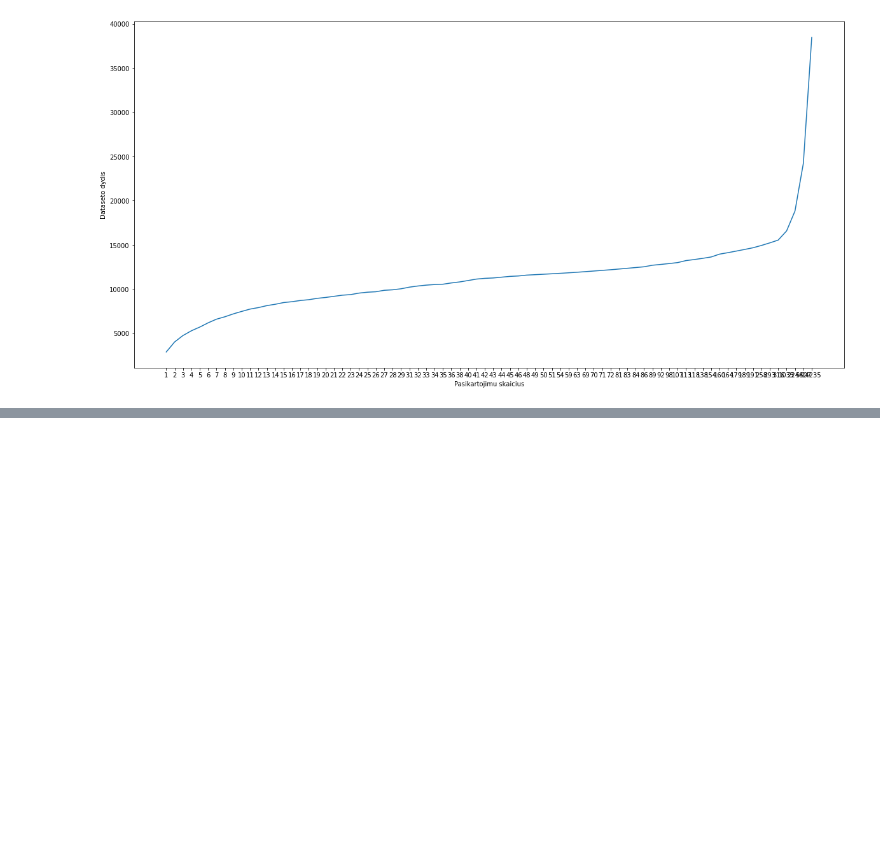
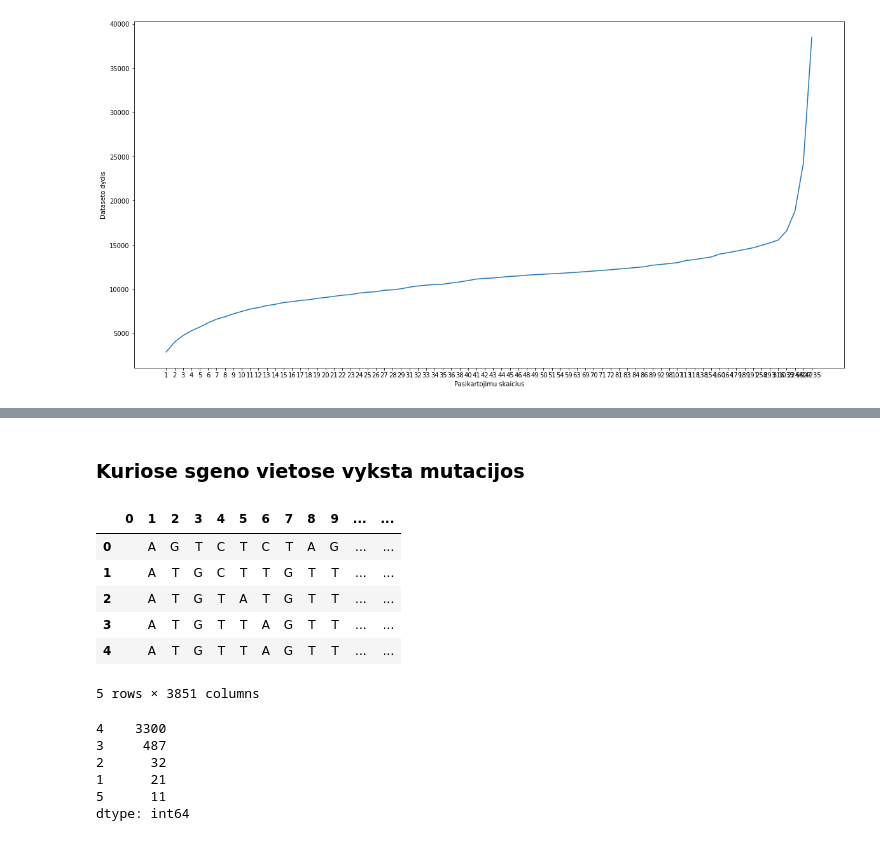
Before and after one commit to Covid-genetikai/datasets, a Jupyter notebook: ncbi/0-ncbi-eda.ipynb, the cells around one changed output, grey strips where cells are left out. Cells and saved outputs as stored; diff of their text form; code cells hidden in the pictures; blank space fills up the shorter version.

Commit message:
sgenu mutaciju vietos

```diff
--- a/ncbi/0-ncbi-eda.ipynb
+++ b/ncbi/0-ncbi-eda.ipynb
@@ -172,0 +173,2 @@ profile.to_file("pandas_profiling.html")
+# %% [markdown]
+### Kuriose sgeno vietose vyksta mutacijos
@@ -172,0 +179,10 @@ profile.to_file("pandas_profiling.html")
+# %%
+sgene.head()
+# %% [output]
+|  | 0 | 1 | 2 | 3 | 4 | 5 | 6 | 7 | 8 | 9 | ... | ... |
+| 0 |  | A | G | T | C | T | C | T | A | G | ... | ... |
+| 1 |  | A | T | G | C | T | T | G | T | T | ... | ... |
+| 2 |  | A | T | G | T | A | T | G | T | T | ... | ... |
+| 3 |  | A | T | G | T | T | A | G | T | T | ... | ... |
+| 4 |  | A | T | G | T | T | A | G | T | T | ... | ... |
+5 rows × 3851 columns
@@ -172,0 +191,9 @@ profile.to_file("pandas_profiling.html")
+# %%
+y.value_counts()
+# %% [output]
+4    3300
+3     487
+2      32
+1      21
+5      11
+dtype: int64
```
Also changed, not shown: parts of 23 cells of this notebook.
